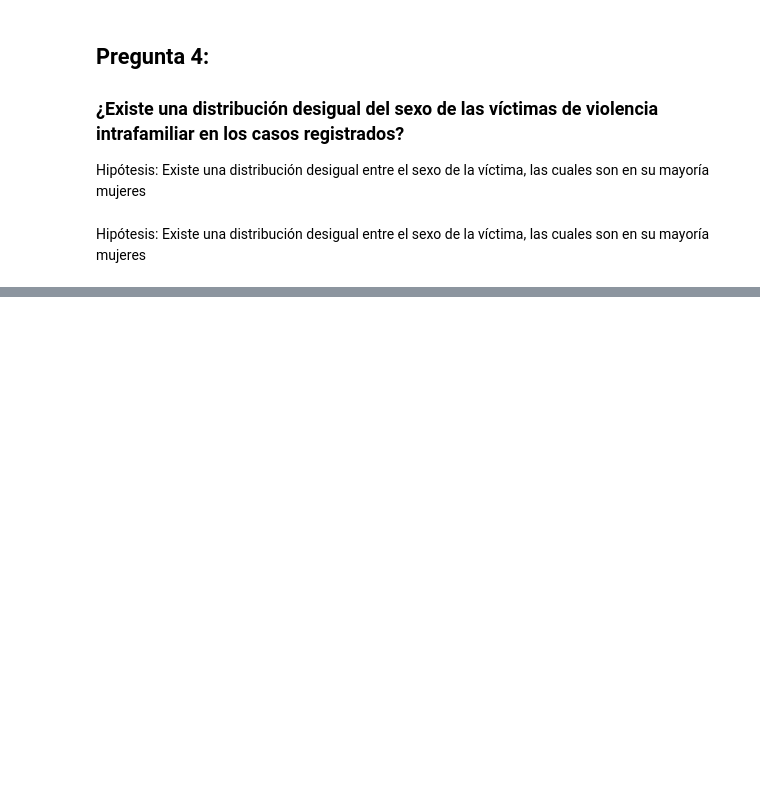
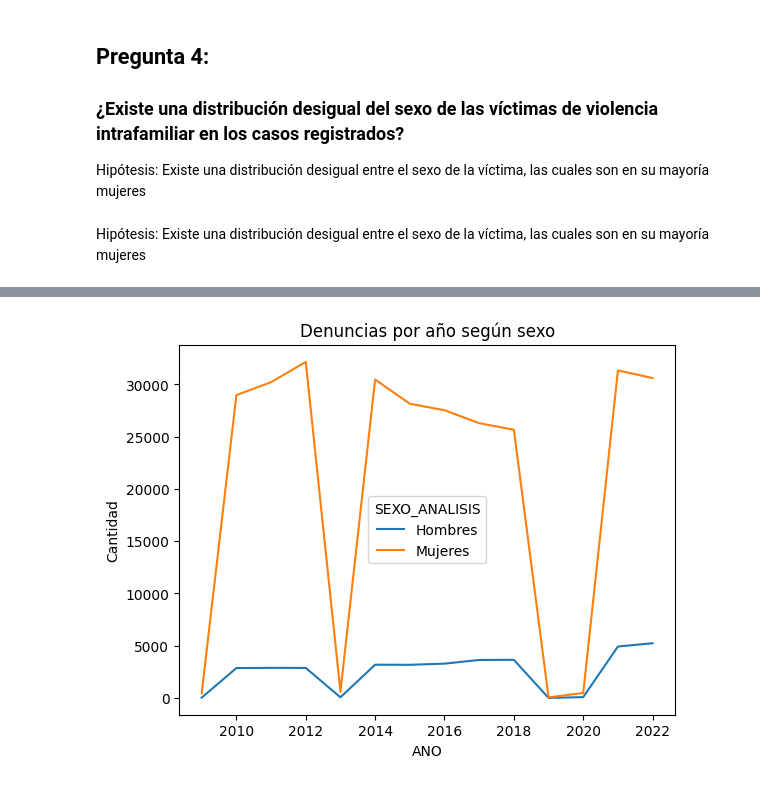
Before and after one commit to ecarcamo/pry1-data-mining, a Jupyter notebook: data/pregunta4.ipynb, the cells around one changed output, grey strips where cells are left out. Cells and saved outputs as stored; diff of their text form; code cells hidden in the pictures; blank space fills up the shorter version.

```diff
--- a/data/pregunta4.ipynb
+++ b/data/pregunta4.ipynb
@@ -48,0 +131,8 @@ Name: proportion, dtype: float64
+# %%
+df_validos.groupby(["ANO", "SEXO_ANALISIS"]).size().unstack().plot()
+
+plt.title("Denuncias por año según sexo")
+plt.ylabel("Cantidad")
+plt.show()
+# %% [output]
+[figure, added]
```
Also changed, not shown: parts of 8 cells of this notebook.
